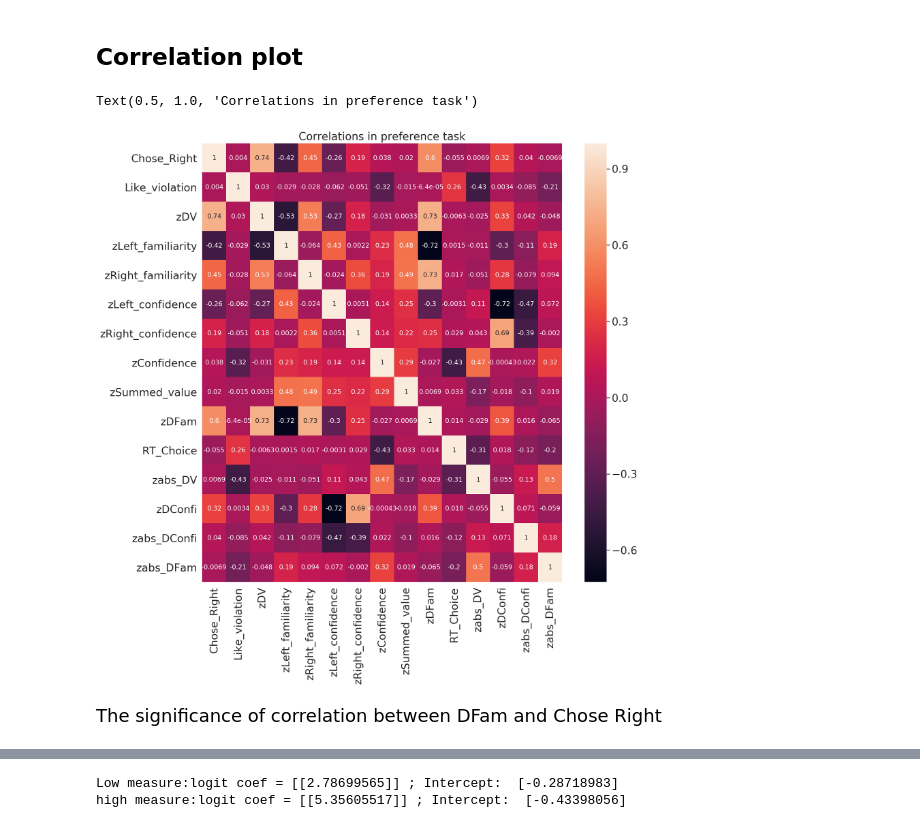
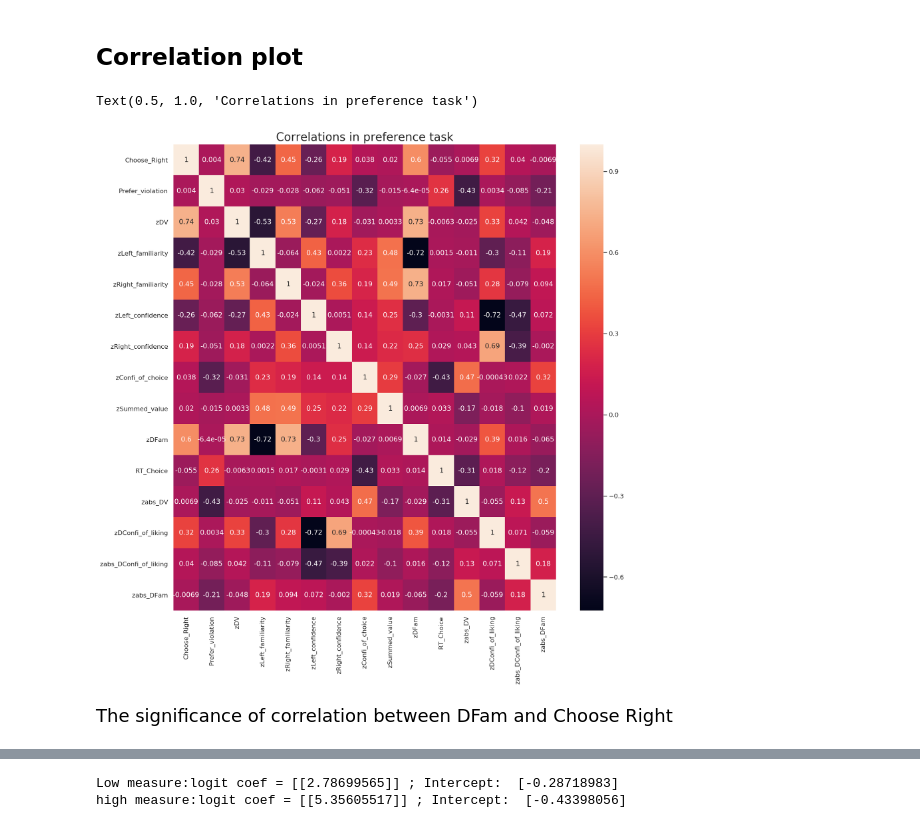
Before and after one commit to Haonan-Zhang/decision_making, a Jupyter notebook: pilot_study_true.ipynb, the cells around one changed output, grey strips where cells are left out. Saved outputs shown, nothing was run; the diff lists cells and outputs as text; code cells hidden in the pictures.

```diff
--- a/pilot_study_true.ipynb
+++ b/pilot_study_true.ipynb
@@ -167,22 +202,22 @@ data_trans = pd.read_csv('exp_trans_true_pilot.csv')
 
 ## Correlation plot
 # %%
-dataColsSelected = data_trans.loc[:,  ['Chose_Right','Like_violation', 'zDV', 'zLeft_familiarity', 'zRight_familiarity', 'zLeft_confidence', 'zRight_confidence', 'zConfidence', 'zSummed_value', 'zDFam', 'RT_Choice', 'zabs_DV', 'zDConfi', 'zabs_DConfi', 'zabs_DFam']]
+dataColsSelected = data_trans.loc[:,  ['Choose_Right','Prefer_violation', 'zDV', 'zLeft_familiarity', 'zRight_familiarity', 'zLeft_confidence', 'zRight_confidence', 'zConfi_of_choice', 'zSummed_value', 'zDFam', 'RT_Choice', 'zabs_DV', 'zDConfi_of_liking', 'zabs_DConfi_of_liking', 'zabs_DFam']]
 dataColsSelected
 data_corr = dataColsSelected.corr(method='pearson')
 data_corr
 # plot the heatmap
 fig, ax = plt.subplots(figsize=(15,15))         # Sample figsize in inches
 sns.heatmap(data_corr,
     xticklabels=data_corr.columns,
      yticklabels=data_corr.columns, annot=True, annot_kws={"size": 12})
 
 ax.set_title('Correlations in preference task',fontsize=20)
 # %% [output]
 Text(0.5, 1.0, 'Correlations in preference task')
-[figure, old version]
+[figure, new version]
 # %% [markdown]
-<font size = '4'> The significance of correlation between DFam and Chose Right<font>
+<font size = '4'> The significance of correlation between DFam and Choose Right<font>
 # %%
 x_variable = 'zDFam'
 x_varlabel = 'Difference in Familiarity'
```
Also changed, not shown: parts of 64 cells of this notebook.
